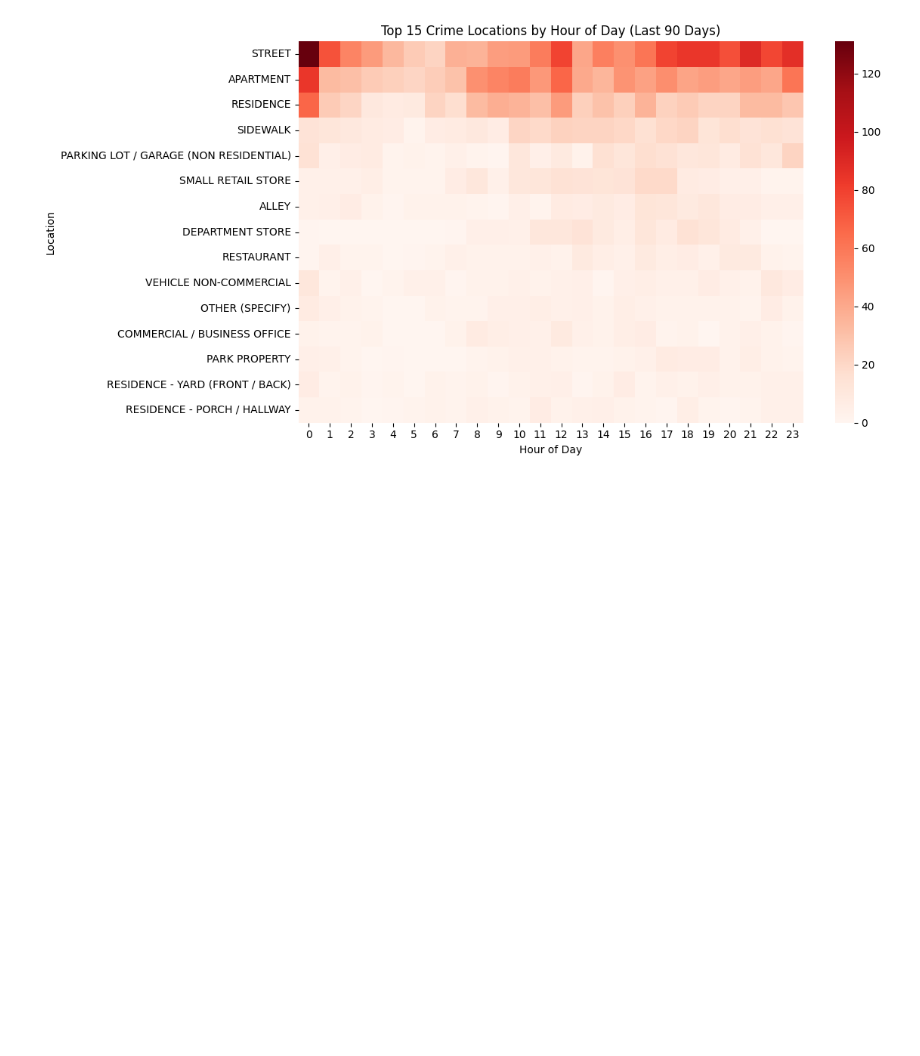
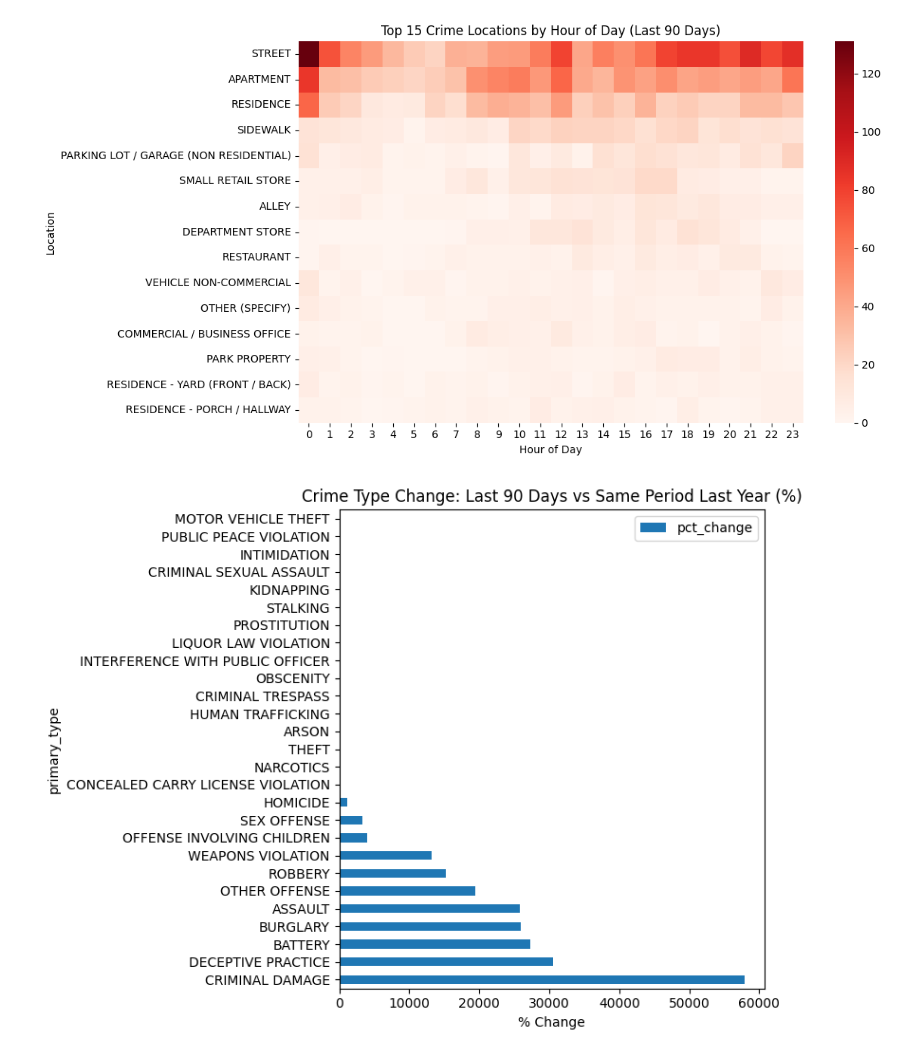
Before and after one commit to Jonah-Schwartz521/Chicago_Crime_Pipeline, a Jupyter notebook: notebooks/eda/eda.ipynb, the cells around one changed output. Saved outputs shown, nothing was run; the diff lists cells and outputs as text; code cells hidden in the pictures; blank space fills up the shorter version.

Commit message:
notebooks/eda: add crime type counts + top 25 chart

```diff
--- a/notebooks/eda/eda.ipynb
+++ b/notebooks/eda/eda.ipynb
@@ -473,3 +473,34 @@ plt.tight_layout()
 plt.show()
 # %% [output]
 [figure]
+# %%
+df_compare = q("""
+WITH recent AS (
+    SELECT primary_type, COUNT(*) AS n
+    FROM public_stg.stg_chicago_crimes
+    WHERE date >= NOW() - INTERVAL '90 days'
+    GROUP BY 1
+),
+last_year AS (
+    SELECT primary_type, COUNT(*) AS n
+    FROM public_stg.stg_chicago_crimes
+    WHERE date BETWEEN (NOW() - INTERVAL '1 year' - INTERVAL '90 days')
+                  AND (NOW() - INTERVAL '1 year')
+    GROUP BY 1
+)
+SELECT r.primary_type,
+       r.n AS recent_n,
+       COALESCE(l.n,0) AS last_year_n,
+       ROUND(100.0*(r.n-COALESCE(l.n,0))/NULLIF(l.n,0),1) AS pct_change
+FROM recent r
+LEFT JOIN last_year l USING(primary_type)
+ORDER BY pct_change DESC NULLS LAST;
+""")
+
+df_compare.plot(x="primary_type", y="pct_change", kind="barh", figsize=(8,6))
+plt.title("Crime Type Change: Last 90 Days vs Same Period Last Year (%)")
+plt.xlabel("% Change")
+plt.tight_layout()
+plt.show()
+# %% [output]
+[figure, added]
```
Also changed, not shown: parts of 12 cells of this notebook.
